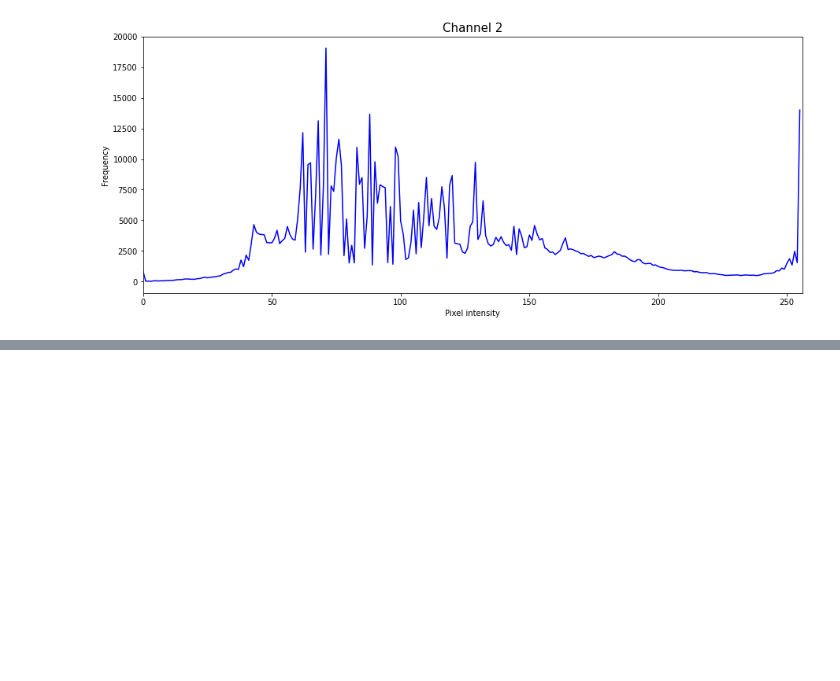
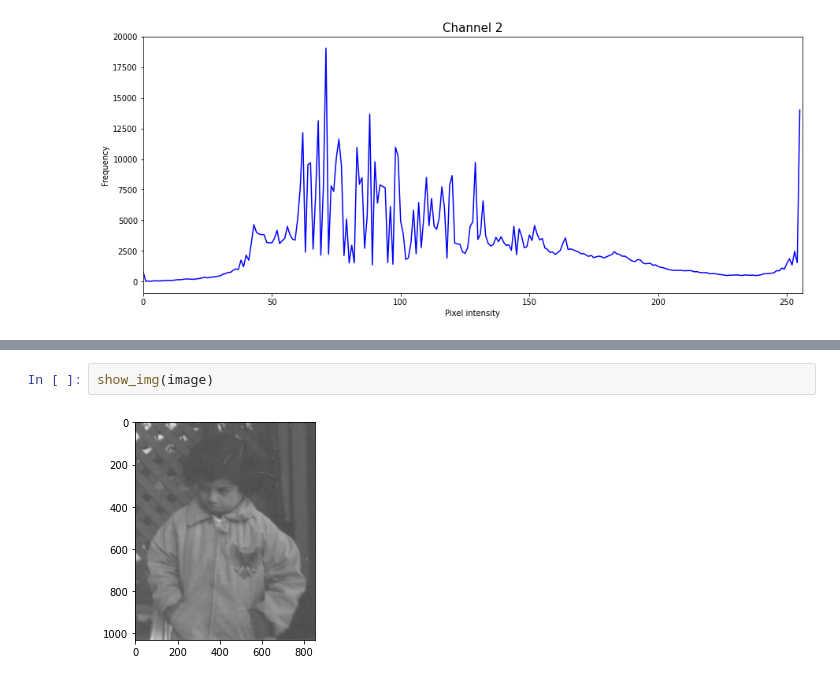
Before and after one commit to fwase/imagens, a Jupyter notebook: activity_1/activity_1.ipynb, the cells around one changed output, grey strips where cells are left out. Drawn from its saved outputs; the diff is of its cells as text; blank space fills up the shorter version.

```diff
--- a/activity_1/activity_1.ipynb
+++ b/activity_1/activity_1.ipynb
@@ -42,0 +67,4 @@ img_global_histogram = global_histogram(image, generate_array=False)
+# %%
+show_img(image)
+# %% [output]
+[figure, added]
```
Also changed, not shown: parts of 12 cells of this notebook.
